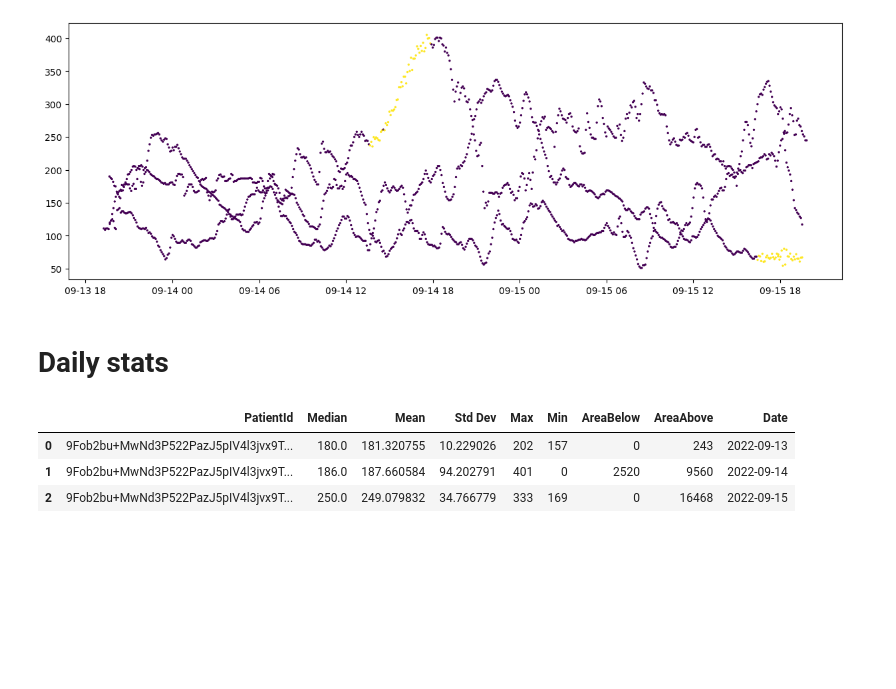
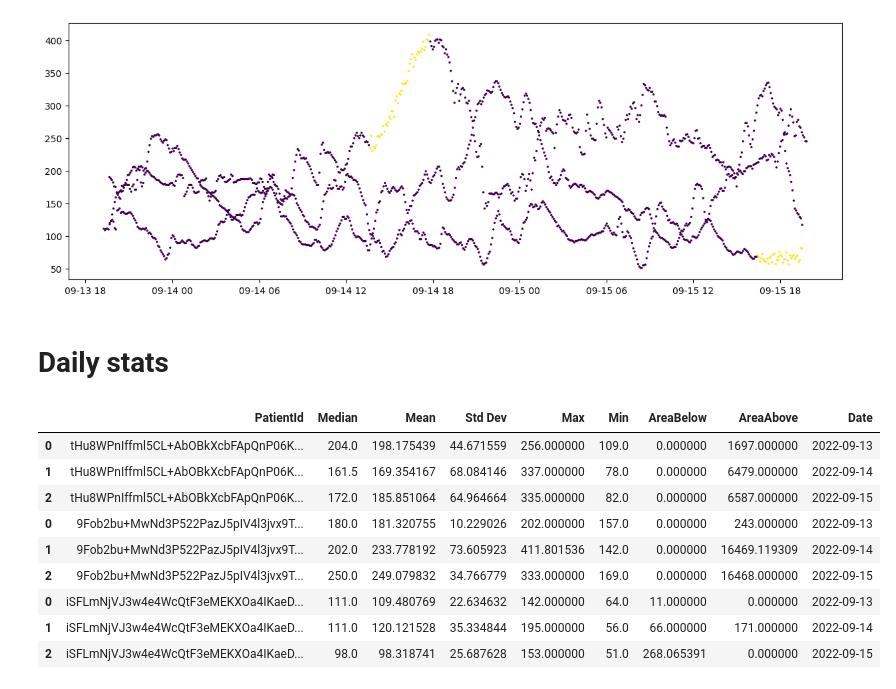
Before and after one commit to karinakanjaria/glucose-data-analysis, a Jupyter notebook: Read_In_Data/filling_and_stats.ipynb, the cells around one changed output. Drawn from its saved outputs; the diff is of its cells as text; code cells hidden in the pictures; blank space fills up the shorter version.

```diff
--- a/Read_In_Data/filling_and_stats.ipynb
+++ b/Read_In_Data/filling_and_stats.ipynb
@@ -125,9 +136,9 @@ def interpolateMissing(df):
     # Description goes here
 
     df['missing'] = pd.Series(0, df.index)
-    df.Value = df.Value.replace(0, np.nan)
+    # df.Value = df.Value.replace(0, np.nan)
     missing_label = df[df.Value.isnull()].index
-    df['missing'].iloc[missing_label] = 1
+    df['missing'].loc[missing_label] = 1
 
     df = df.sort_values("GlucoseDisplayTime", ascending=True) \
            .reset_index(drop=True)
@@ -138,9 +149,16 @@ def interpolateMissing(df):
 
     for i in missing_vals.index:
         jiggle = sigma*np.random.randn()
-        df.at[i, 'Value'] = df.at[i, 'Value'] + jiggle
+        df.loc[i, 'Value'] = df.loc[i, 'Value'] + jiggle
 
-    return df.dropna(axis=0, subset="Value")
+    '''checking if there are any NaN values still in the dataframe'''
+    misses = df.shape[0]
+    df = df.dropna(axis=0, subset="Value")
+    misses = misses-df.shape[0]
+    if misses !=0:
+        print("There were", misses, "rows with missing data that did not get filled in")
+
+    return df
 # %% [markdown]
 ## put all together
 # %%
@@ -151,3 +169,17 @@ for i in patIDs:
     plt.scatter(temp.GlucoseDisplayTime, temp.Value, s=2)
 # %% [output]
 [figure]
+# %%
+'''seeing where the accidental duplications are happening'''
+temp = data.loc[data.PatientId == patIDs[1]]
+print("step1)", check(temp).shape[0], "duplicates of", temp.shape[0])
+temp = fillUnrecorded(temp)
+print("step2)", check(temp).shape[0], "duplicates of", temp.shape[0])
+temp = ZeroToNaN(temp)
+print("step3)", check(temp).shape[0], "duplicates of", temp.shape[0])
+interp = interpolateMissing(temp)
+print("step4)", check(interp).shape[0], "duplicates of", interp.shape[0])
+print(interp.shape, "\n")
+
+removeDups = interp[interp.duplicated(subset=['PatientId', 'GlucoseDisplayTime']) == False]
+removeDups.shape
@@ -154,5 +193,4 @@ for i in patIDs:
 # %%
-patIDs = data.PatientId.unique().tolist() #make list of patient IDs
 for i in patIDs:
     # singlePatient = data.loc[data.PatientId == i] #work on just one slice at a time
     interp = interpolateMissing(ZeroToNaN(fillUnrecorded(data.loc[data.PatientId == i])))
@@ -223,6 +227,11 @@ for i in patIDs:
 # Daily stats
 # %%
 def compressDailyValues(data):
+    '''Get stats of each patient's daily glucose levels
+
+    Keyword arguments:
+    data -- DataFrame of a single patient with no missing data'''
+
     fs = 1/300
     lower = 70
     upper = 180
@@ -251,10 +260,19 @@ def compressDailyValues(data):
         median_df.loc[len(median_df.index)] = sample
 
     return median_df
-
-compressDailyValues(data)
-# %% [output]
-|  | PatientId | Median | Mean | Std Dev | Max | Min | AreaBelow | AreaAbove | Date |
-| 0 | 9Fob2bu+MwNd3P522PazJ5pIV4l3jvx9T... | 180.0 | 181.320755 | 10.229026 | 202 | 157 | 0 | 243 | 2022-09-13 |
-| 1 | 9Fob2bu+MwNd3P522PazJ5pIV4l3jvx9T... | 186.0 | 187.660584 | 94.202791 | 401 | 0 | 2520 | 9560 | 2022-09-14 |
-| 2 | 9Fob2bu+MwNd3P522PazJ5pIV4l3jvx9T... | 250.0 | 249.079832 | 34.766779 | 333 | 169 | 0 | 16468 | 2022-09-15 |
+# %%
+stats = pd.DataFrame()
+for i in patIDs:
+    stats = pd.concat([stats, compressDailyValues(data[data.PatientId==i])])
+stats #.groupby(["PatientId","Date"]).mean()
+# %% [output]
+|  | PatientId | Median | Mean | Std Dev | Max | Min | AreaBelow | AreaAbove | Date |
+| 0 | tHu8WPnIffml5CL+AbOBkXcbFApQnP06K... | 204.0 | 198.175439 | 44.671559 | 256.000000 | 109.0 | 0.000000 | 1697.000000 | 2022-09-13 |
+| 1 | tHu8WPnIffml5CL+AbOBkXcbFApQnP06K... | 161.5 | 169.354167 | 68.084146 | 337.000000 | 78.0 | 0.000000 | 6479.000000 | 2022-09-14 |
+| 2 | tHu8WPnIffml5CL+AbOBkXcbFApQnP06K... | 172.0 | 185.851064 | 64.964664 | 335.000000 | 82.0 | 0.000000 | 6587.000000 | 2022-09-15 |
+| 0 | 9Fob2bu+MwNd3P522PazJ5pIV4l3jvx9T... | 180.0 | 181.320755 | 10.229026 | 202.000000 | 157.0 | 0.000000 | 243.000000 | 2022-09-13 |
+| 1 | 9Fob2bu+MwNd3P522PazJ5pIV4l3jvx9T... | 202.0 | 233.778192 | 73.605923 | 411.801536 | 142.0 | 0.000000 | 16469.119309 | 2022-09-14 |
+| 2 | 9Fob2bu+MwNd3P522PazJ5pIV4l3jvx9T... | 250.0 | 249.079832 | 34.766779 | 333.000000 | 169.0 | 0.000000 | 16468.000000 | 2022-09-15 |
+| 0 | iSFLmNjVJ3w4e4WcQtF3eMEKXOa4IKaeD... | 111.0 | 109.480769 | 22.634632 | 142.000000 | 64.0 | 11.000000 | 0.000000 | 2022-09-13 |
+| 1 | iSFLmNjVJ3w4e4WcQtF3eMEKXOa4IKaeD... | 111.0 | 120.121528 | 35.334844 | 195.000000 | 56.0 | 66.000000 | 171.000000 | 2022-09-14 |
+| 2 | iSFLmNjVJ3w4e4WcQtF3eMEKXOa4IKaeD... | 98.0 | 98.318741 | 25.687628 | 153.000000 | 51.0 | 268.065391 | 0.000000 | 2022-09-15 |
```
Also changed, not shown: parts of 11 cells of this notebook.
